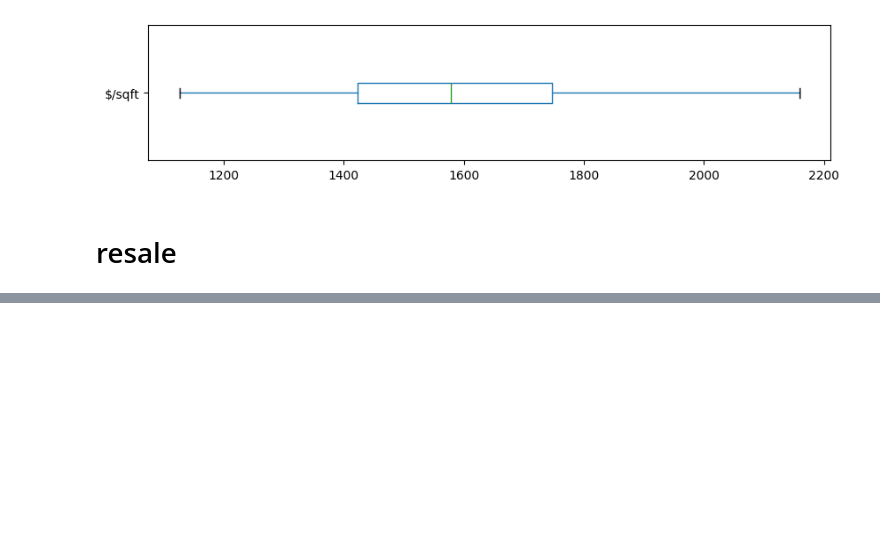
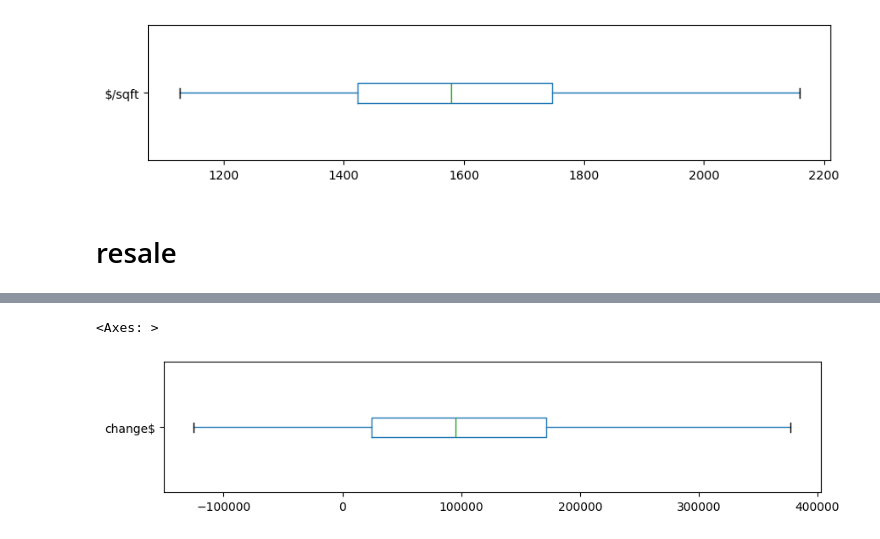
Before and after one commit to thexqin/lic-ast-condo-sales-analysis2, a Jupyter notebook: lic_ast_condo_sales_analysis2.ipynb, the cells around one changed output, grey strips where cells are left out. Saved outputs shown, nothing was run; the diff lists cells and outputs as text; code cells hidden in the pictures; blank space fills up the shorter version.

```diff
--- a/lic_ast_condo_sales_analysis2.ipynb
+++ b/lic_ast_condo_sales_analysis2.ipynb
@@ -529,0 +611,5 @@ for i in df[df.duplicated('aptno')].sort_values('aptno')['aptno'].values:
+# %%
+df[df['change$'] > -400000].boxplot('change$', vert=False, grid=False, figsize=(10, 2))
+# %% [output]
+<Axes: >
+[figure, added]
```
Also changed, not shown: parts of 12 cells of this notebook.
